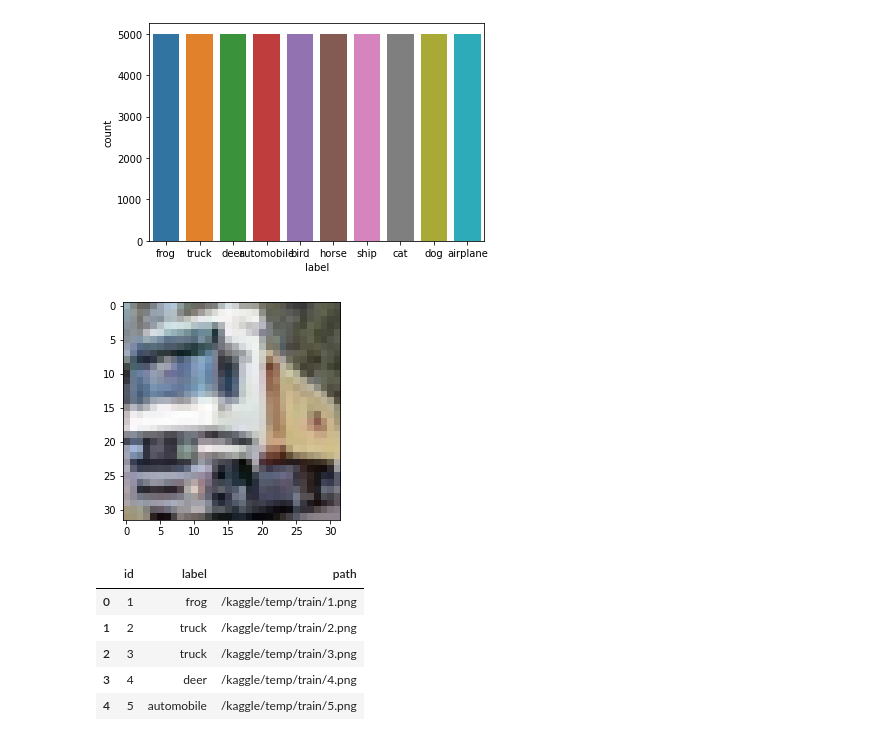
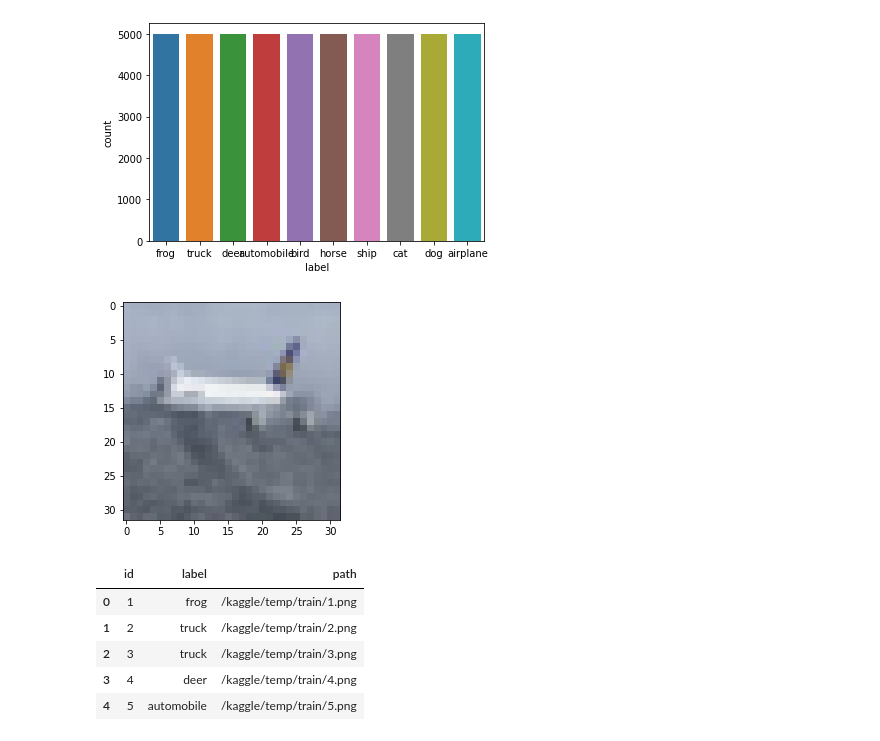
Before and after one commit to redaelhail/Kaggle-competitions-and-notebooks, a Jupyter notebook: cifar-10.ipynb, the cells around one changed output. Drawn from its saved outputs; the diff is of its cells as text; code cells hidden in the pictures.

Commit message:
Kaggle Notebook | CIFAR 10 | Version 7

```diff
--- a/cifar-10.ipynb
+++ b/cifar-10.ipynb
@@ -75,11 +83,11 @@ def append_ext(fn):
 # %%
 import matplotlib.pyplot as plt
 import matplotlib.image as mpimg
-img = mpimg.imread('/kaggle/temp/train/2.png')
+img = mpimg.imread('/kaggle/temp/train/200.png')
 imgplot = plt.imshow(img)
 plt.show()
 # %% [output]
-[figure, old version]
+[figure, new version]
 # %%
 trainlabels['path'] = trainlabels['id']
 trainlabels['path'] = trainlabels['path'].apply(append_ext)
```
Also changed, not shown: parts of 17 cells of this notebook.
